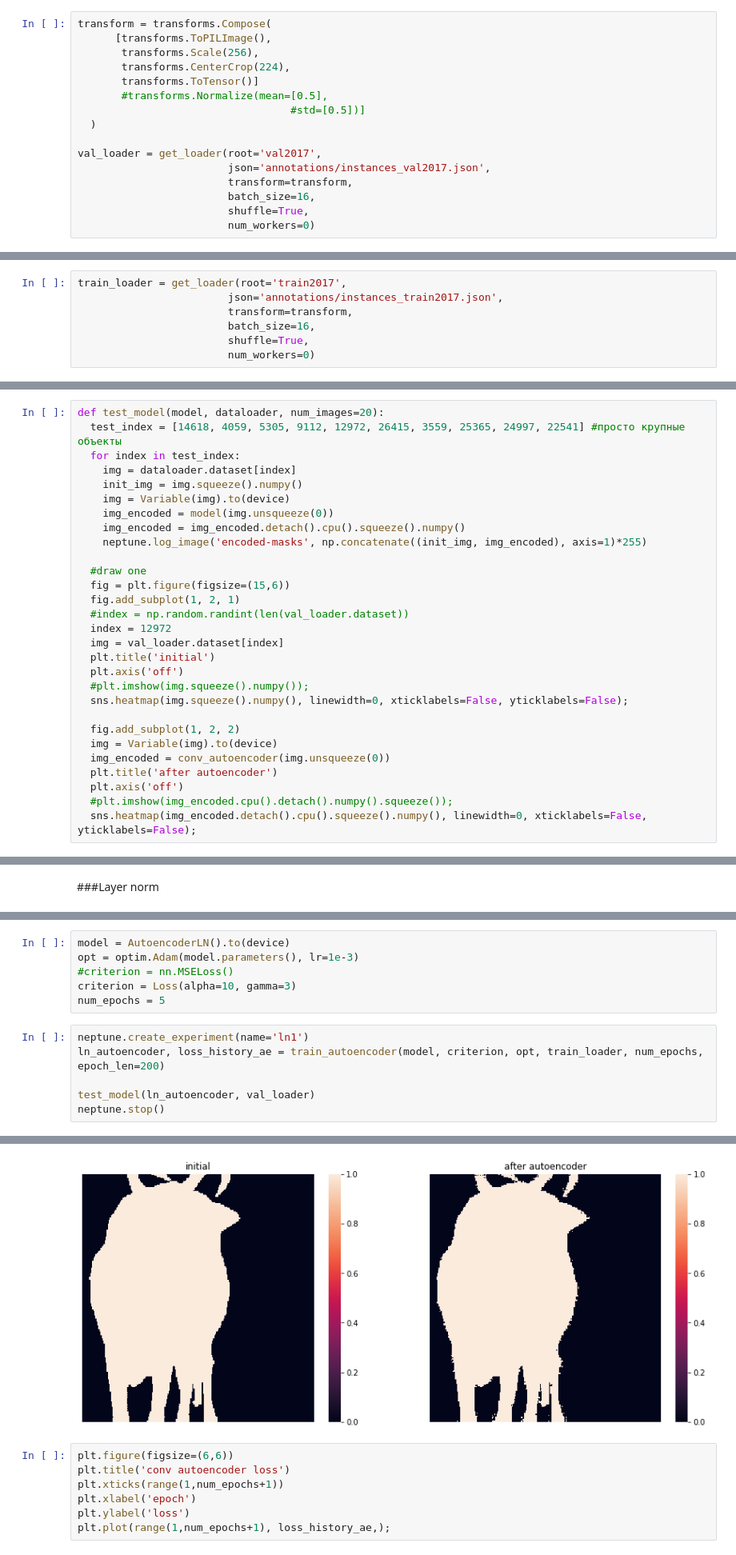
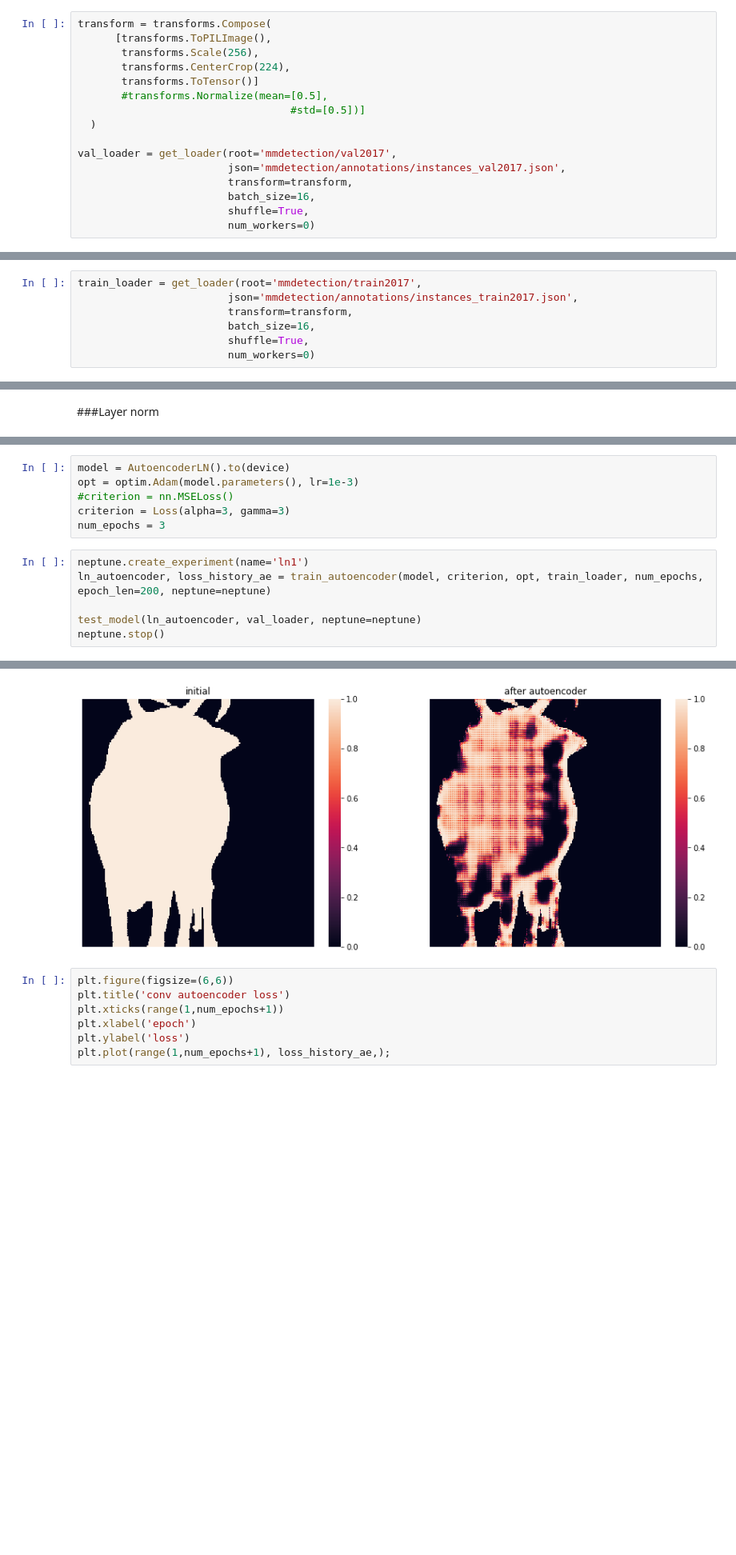
Before and after one commit to a-chubcheva/Instance_segmentation, a Jupyter notebook: Test.ipynb, the cells around one changed output, grey strips where cells are left out. Shown: that part at 80% size. Cells and saved outputs as stored; diff of their text form; blank space fills up the shorter version.

```diff
--- a/Test.ipynb
+++ b/Test.ipynb
@@ -140,8 +82,8 @@ transform = transforms.Compose(
                                   #std=[0.5])]
   )
 
-val_loader = get_loader(root='val2017',
-                        json='annotations/instances_val2017.json',
+val_loader = get_loader(root='mmdetection/val2017',
+                        json='mmdetection/annotations/instances_val2017.json',
                         transform=transform,
                         batch_size=16,
                         shuffle=True,
@@ -152,8 +94,8 @@ Done (t=0.48s)
 creating index...
 index created!
 # %%
-train_loader = get_loader(root='train2017',
-                        json='annotations/instances_train2017.json',
+train_loader = get_loader(root='mmdetection/train2017',
+                        json='mmdetection/annotations/instances_train2017.json',
                         transform=transform,
                         batch_size=16,
                         shuffle=True,
@@ -226,29 +139,0 @@ def train_autoencoder(model, criterion, optimizer, dataloader, num_epochs, epoch
-# %%
-def test_model(model, dataloader, num_images=20):
-  test_index = [14618, 4059, 5305, 9112, 12972, 26415, 3559, 25365, 24997, 22541] #просто крупные объекты
-  for index in test_index:
-    img = dataloader.dataset[index]
-    init_img = img.squeeze().numpy()
-    img = Variable(img).to(device)
-    img_encoded = model(img.unsqueeze(0))
-    img_encoded = img_encoded.detach().cpu().squeeze().numpy()
-    neptune.log_image('encoded-masks', np.concatenate((init_img, img_encoded), axis=1)*255)
-
-  #draw one
-  fig = plt.figure(figsize=(15,6))
-  fig.add_subplot(1, 2, 1)
-  #index = np.random.randint(len(val_loader.dataset))
-  index = 12972
-  img = val_loader.dataset[index]
-  plt.title('initial')
-  plt.axis('off')
-  #plt.imshow(img.squeeze().numpy());
-  sns.heatmap(img.squeeze().numpy(), linewidth=0, xticklabels=False, yticklabels=False);
-
-  fig.add_subplot(1, 2, 2)
-  img = Variable(img).to(device)
-  img_encoded = conv_autoencoder(img.unsqueeze(0))
-  plt.title('after autoencoder')
-  plt.axis('off')
-  #plt.imshow(img_encoded.cpu().detach().numpy().squeeze());
-  sns.heatmap(img_encoded.detach().cpu().squeeze().numpy(), linewidth=0, xticklabels=False, yticklabels=False);
@@ -663,12 +318,12 @@ Estimated Total Size (MB): 146.37
 model = AutoencoderLN().to(device)
 opt = optim.Adam(model.parameters(), lr=1e-3)
 #criterion = nn.MSELoss()
-criterion = Loss(alpha=10, gamma=3)
-num_epochs = 5
+criterion = Loss(alpha=3, gamma=3)
+num_epochs = 3
 # %%
 neptune.create_experiment(name='ln1')
-ln_autoencoder, loss_history_ae = train_autoencoder(model, criterion, opt, train_loader, num_epochs, epoch_len=200)
+ln_autoencoder, loss_history_ae = train_autoencoder(model, criterion, opt, train_loader, num_epochs, epoch_len=200, neptune=neptune)
 
-test_model(ln_autoencoder, val_loader)
+test_model(ln_autoencoder, val_loader, neptune=neptune)
 neptune.stop()
 # %% [output]
@@ -681,4 +334,4 @@ epoch [5/5], loss:-9.3729
-[figure, old version]
+[figure, new version]
 # %%
 plt.figure(figsize=(6,6))
 plt.title('conv autoencoder loss')
```
Also changed, not shown: parts of 59 cells of this notebook, 4 other files.
